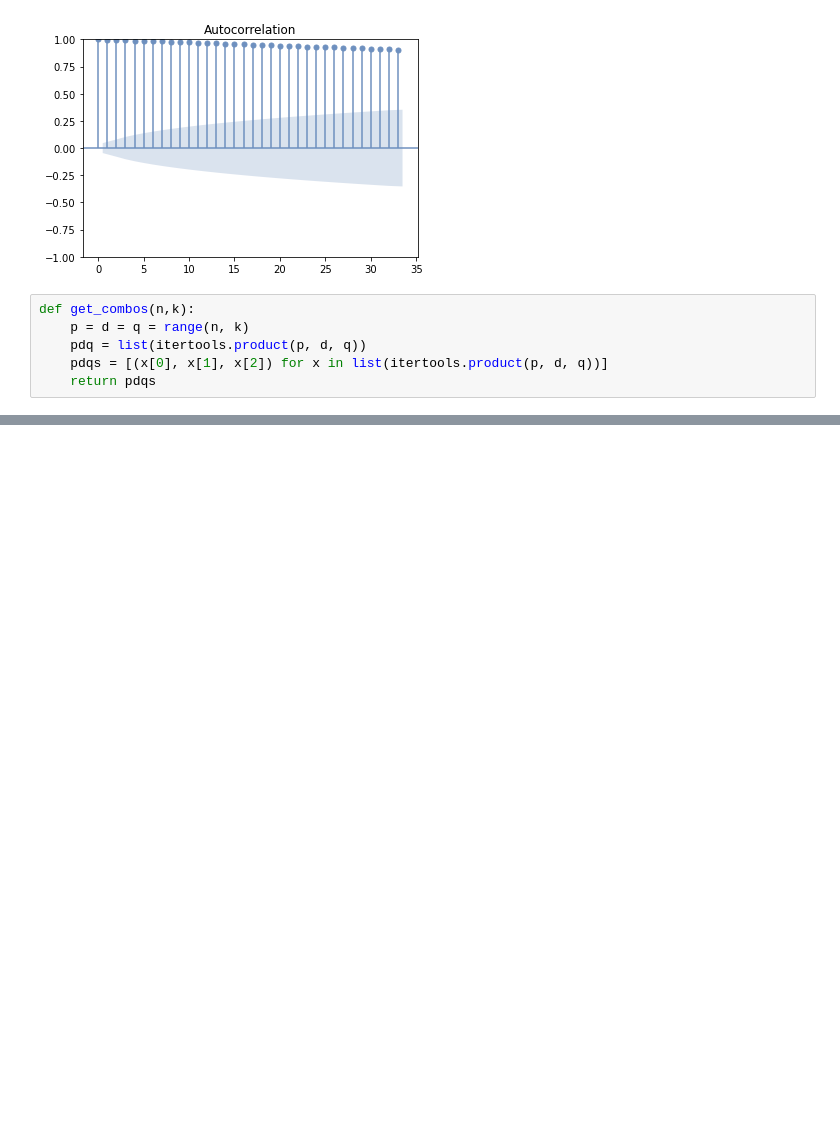
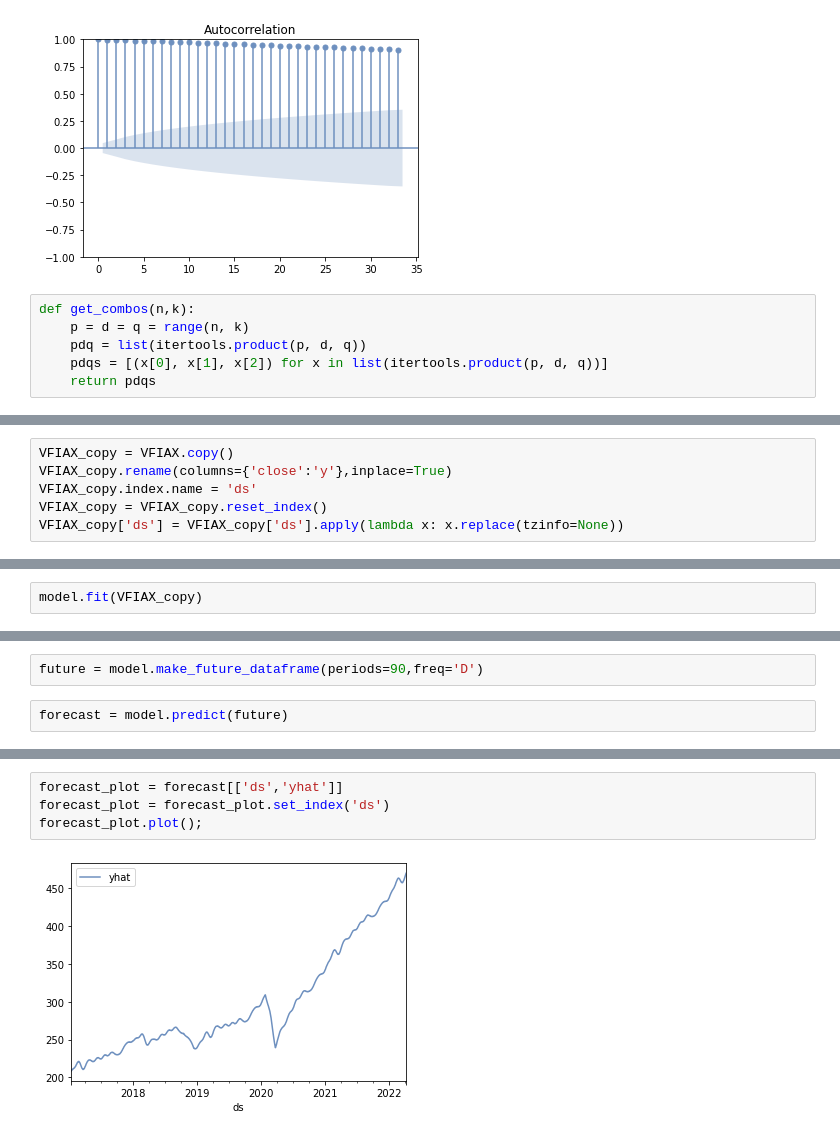
Before and after one commit to j-vasquez21/Stock-Forecasting, a Jupyter notebook: first_notebook.ipynb, the cells around one changed output, grey strips where cells are left out. Drawn from its saved outputs; the diff is of its cells as text; blank space fills up the shorter version.

```diff
--- a/first_notebook.ipynb
+++ b/first_notebook.ipynb
@@ -541,0 +607,6 @@ def get_combos(n,k):
+# %%
+VFIAX_copy = VFIAX.copy()
+VFIAX_copy.rename(columns={'close':'y'},inplace=True)
+VFIAX_copy.index.name = 'ds'
+VFIAX_copy = VFIAX_copy.reset_index()
+VFIAX_copy['ds'] = VFIAX_copy['ds'].apply(lambda x: x.replace(tzinfo=None))
@@ -541,0 +627,2 @@ def get_combos(n,k):
+# %%
+model.fit(VFIAX_copy)
@@ -541,0 +631,4 @@ def get_combos(n,k):
+# %%
+future = model.make_future_dataframe(periods=90,freq='D')
+# %%
+forecast = model.predict(future)
@@ -541,0 +647,6 @@ def get_combos(n,k):
+# %%
+forecast_plot = forecast[['ds','yhat']]
+forecast_plot = forecast_plot.set_index('ds')
+forecast_plot.plot();
+# %% [output]
+[figure, added]
```
Also changed, not shown: parts of 32 cells of this notebook.
